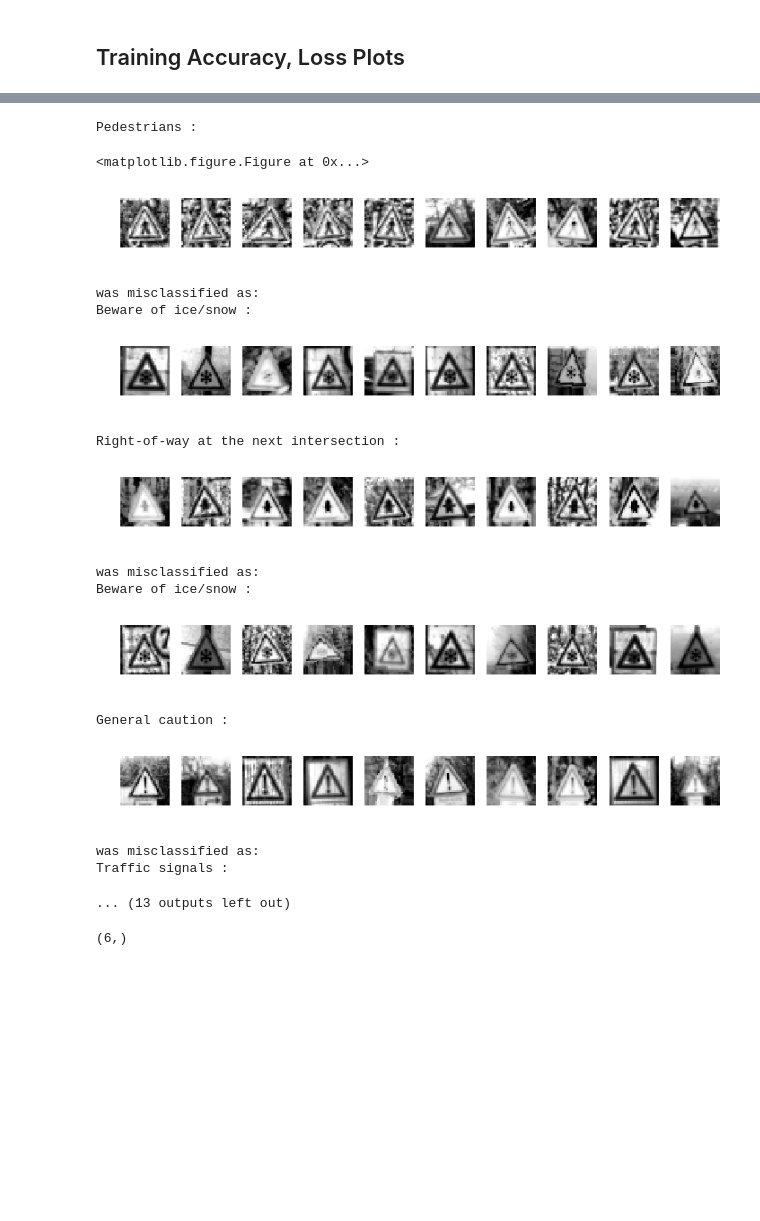
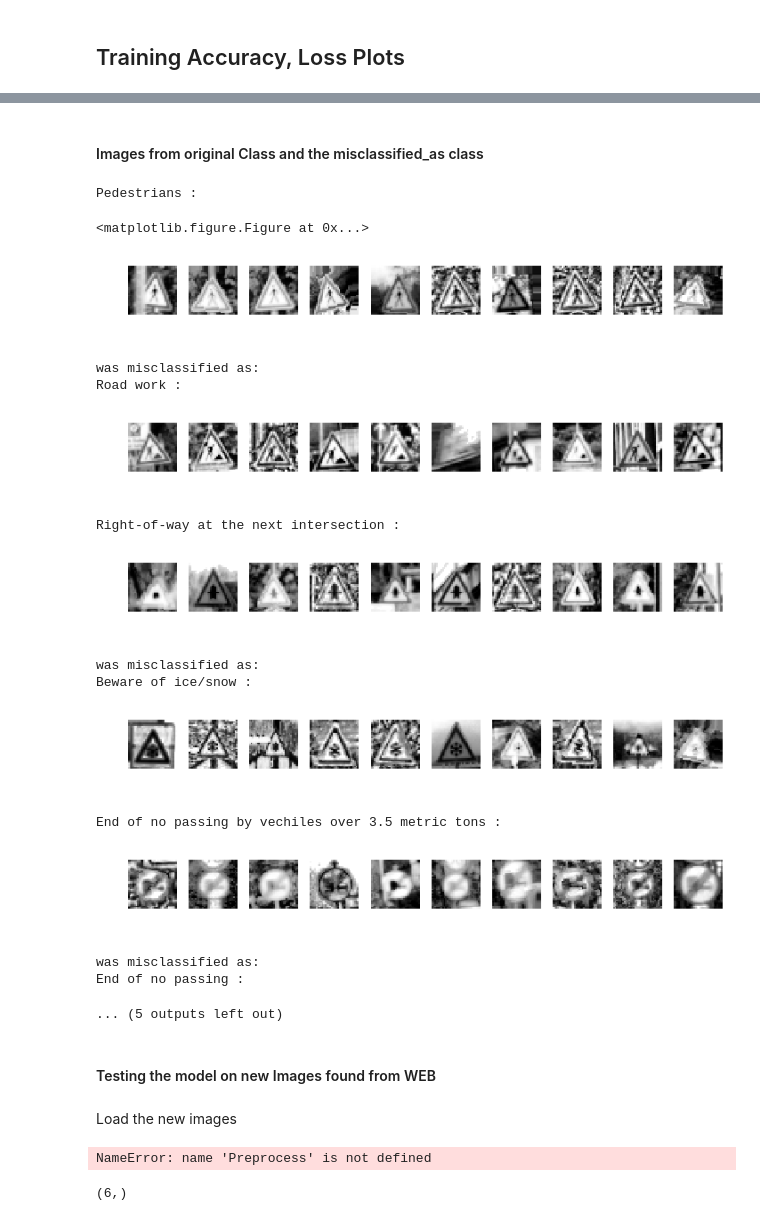
Before and after one commit to saritanavuluru/ML, a Jupyter notebook: capstone/KerasGTSB/Capstone-TrafficSignalClassification.ipynb, the cells around one changed output, grey strips where cells are left out. Cells and saved outputs as stored; diff of their text form; code cells hidden in the pictures; blank space fills up the shorter version.

```diff
--- a/capstone/KerasGTSB/Capstone-TrafficSignalClassification.ipynb
+++ b/capstone/KerasGTSB/Capstone-TrafficSignalClassification.ipynb
@@ -551,13 +763,3 @@ Current learning rate: 0.000125
 112997/112997 [==============================] - 73s - loss: 0.0047 - acc: 0.9987 - val_loss: 0.0153 - val_acc: 0.9957
 [0.05256829439189984, 0.98622327795693165]
 History saved in file model/BN_STN_lrsched_2/history_BN_STN_lrsched_2.log
-# %%
-label = "del"
-suffix = '.log'
-no_stn_his_f = os.path.join(params.model_dir,label,'history_'+label+suffix)
-print(no_stn_his_f)
-
-file = open(no_stn_his_f,'rb')
-history2 = pickle.load(file)
-file.close()
-print(history2)
@@ -710,30 +912,14 @@ model\BN_STN_001_reduceLR\history_BN_STN_001_reduceLR.log
 # %%
-
-#load models
-from keras.models import load_model
-import Models
 
 
 #model_deep= load_model('deep_cnn_89_all_aug_on_hae.h5',custom_objects={'STN':SpatialTransformer})
+#load the best model
 
-print("loading model ")
-label = "BN_STN_001_reduceLR"
-weights_file = os.path.join(params.model_dir,label,"weights_"+label+".hdf5")
-print(weights_file)
-#weights_file="weights_deep_cnn_98.hdf5"
-model = Models.deep_cnn_model(flag_BN=True,flag_STN=True)
-model.compile(loss='categorical_crossentropy',
-              optimizer=Adam(),
-              metrics=['accuracy'])
-
-
-model.load_weights(weights_file)
-
-print("Evaluating")
-#load the best model
-#evaluate= model.evaluate(X_test,y_test_e,verbose=True)
-#prob = model.predict(X_test)
-#predictions = np.argmax(prob, axis=1)
+model = model3
+evaluate= evaluate3
+prob = model.predict(X_test)
+predictions = np.argmax(prob, axis=1)
 #print(predictions)
+print("Done")
 # %% [output]
 loading model
@@ -947,45 +1145,51 @@ del s
+# %% [markdown]
+#### Images from original Class and the misclassified_as class
 # %%
 
-study_range = [27, 30, 11, 30, 18, 26, 21, 31, 42, 36,28,27]
-compare = [1, 0, 1, 0, 1, 0, 1, 0, 1, 0,1,0]
+study_range = [27,25,11,30,42,41,28,30]
+compare = [1, 0, 1, 0, 1, 0,1,0]
 #study_range = [28,30,28,24,28,27]
 #compare = [1,0,1,0,1,0]
 
 implot = plt.figure(figsize=(12,4))
 counter = 0
 for classid in study_range:
     print (class_stats.SignName[classid],':')
     implot = plt.figure(figsize=(12,1))
     X_class = X_train[y_train==classid]
     #rnd_idx = np.random.random(range(len(X_class)), 10)
     rnd_idx=np.random.randint(0, high=len(X_class), size=10)
 
     for i in range(10):
         ax = implot.add_subplot(1,10,i + 1)
         ax.grid(False)
         ax.axis('off')
         ax.imshow(X_class[rnd_idx[i]].squeeze(),cmap='gray')
     plt.show()
     if compare[counter]:
         print ('was misclassified as:')
     counter += 1
 # %% [output]
 Pedestrians :
 <matplotlib.figure.Figure at 0x...>
-[figure, old version]
+[figure, new version]
 was misclassified as:
-Beware of ice/snow :
+Road work :
-[figure, old version]
+[figure, new version]
 Right-of-way at the next intersection :
-[figure, old version]
+[figure, new version]
 was misclassified as:
 Beware of ice/snow :
-[figure, old version]
+[figure, new version]
-General caution :
+End of no passing by vechiles over 3.5 metric tons :
-[figure, old version]
+[figure, new version]
 was misclassified as:
-Traffic signals :
+End of no passing :
-... (13 outputs left out)
+... (5 outputs left out)
+# %% [markdown]
+#### Testing  the model on new Images found from WEB
+# %% [markdown]
+Load the new  images
 # %%
 
 ### Load the images and plot them here.
@@ -1029,6 +1233,10 @@ image6 = mpimg.imread('external-data/no-truck-passing.png')
 #actual.append([10, image])
 X_test_new = [image1, image2, image3, image4, image5, image6]
 y_test_new = [11,27,18,28,14,10]
+# %%
+Preprocess
+# %% [output]
+NameError: name 'Preprocess' is not defined
 # %%
 from skimage import color, exposure, transform
 
```
Also changed, not shown: parts of 91 cells of this notebook.
